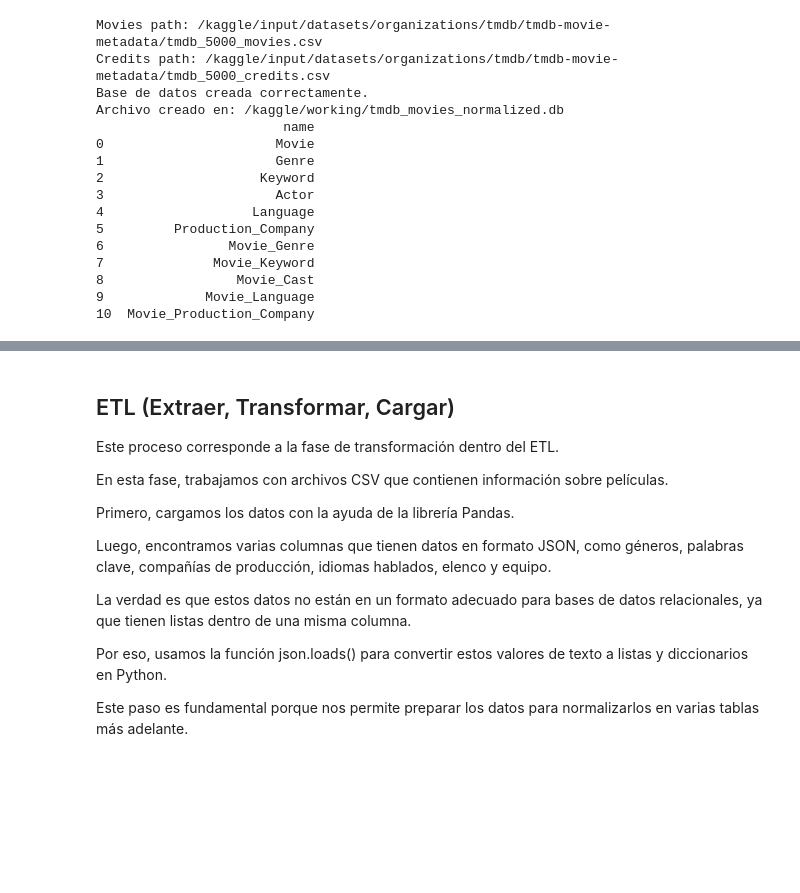
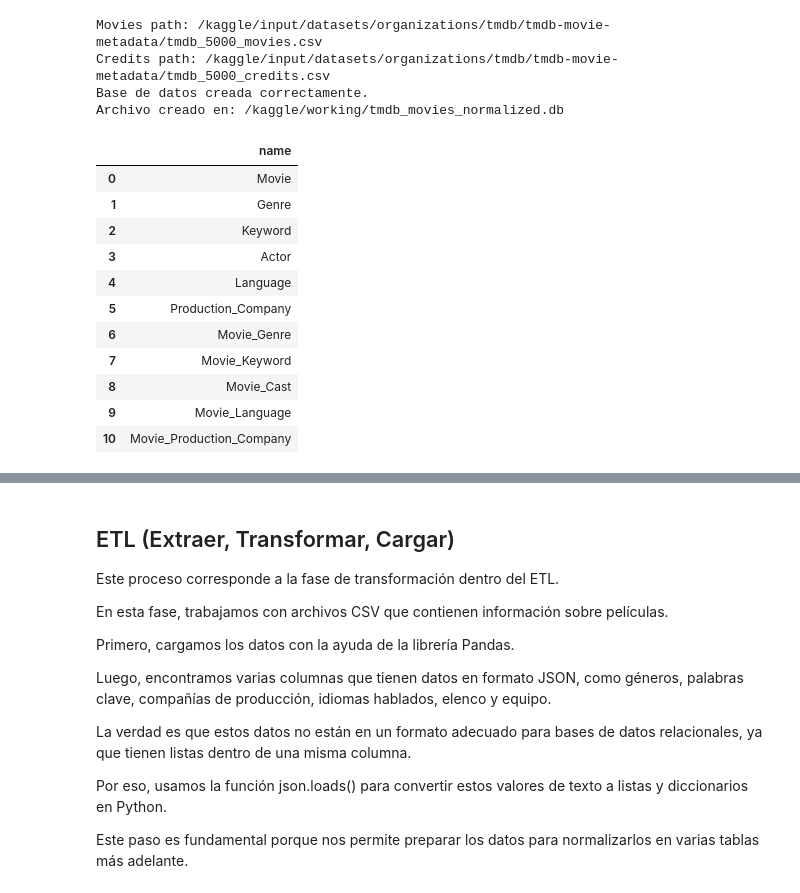
Before and after one commit to C4rL05s/rumboard, a Jupyter notebook: asignaci-n-3-diagrama-e-r-a-sql.ipynb, the cells around one changed output, grey strips where cells are left out. Drawn from its saved outputs; the diff is of its cells as text; code cells hidden in the pictures; blank space fills up the shorter version.

```diff
--- a/asignaci-n-3-diagrama-e-r-a-sql.ipynb
+++ b/asignaci-n-3-diagrama-e-r-a-sql.ipynb
@@ -43,14 +43,8 @@ movie_genre_rows = []
 for _, row in movies.iterrows():
     movie_id = row['id']
     for genre in row['genres']:
-        genre_rows.append({
-            'genre_id': genre['id'],
-            'name': genre['name']
-        })
-        movie_genre_rows.append({
-            'movie_id': movie_id,
-            'genre_id': genre['id']
-        })
+        genre_rows.append({'genre_id': genre['id'], 'name': genre['name']})
+        movie_genre_rows.append({'movie_id': movie_id, 'genre_id': genre['id']})
 
 genre_df = pd.DataFrame(genre_rows).drop_duplicates()
 movie_genre_df = pd.DataFrame(movie_genre_rows).drop_duplicates()
@@ -61,14 +55,8 @@ movie_keyword_rows = []
 for _, row in movies.iterrows():
     movie_id = row['id']
     for keyword in row['keywords']:
-        keyword_rows.append({
-            'keyword_id': keyword['id'],
-            'name': keyword['name']
-        })
-        movie_keyword_rows.append({
-            'movie_id': movie_id,
-            'keyword_id': keyword['id']
-        })
+        keyword_rows.append({'keyword_id': keyword['id'], 'name': keyword['name']})
+        movie_keyword_rows.append({'movie_id': movie_id, 'keyword_id': keyword['id']})
 
 keyword_df = pd.DataFrame(keyword_rows).drop_duplicates()
 movie_keyword_df = pd.DataFrame(movie_keyword_rows).drop_duplicates()
@@ -79,14 +67,8 @@ movie_company_rows = []
 for _, row in movies.iterrows():
     movie_id = row['id']
     for company in row['production_companies']:
-        company_rows.append({
-            'company_id': company['id'],
-            'name': company['name']
-        })
-        movie_company_rows.append({
-            'movie_id': movie_id,
-            'company_id': company['id']
-        })
+        company_rows.append({'company_id': company['id'], 'name': company['name']})
+        movie_company_rows.append({'movie_id': movie_id, 'company_id': company['id']})
 
 company_df = pd.DataFrame(company_rows).drop_duplicates()
 movie_company_df = pd.DataFrame(movie_company_rows).drop_duplicates()
@@ -115,14 +97,8 @@ movie_cast_rows = []
 for _, row in credits.iterrows():
     movie_id = row['movie_id']
     for actor in row['cast']:
-        actor_rows.append({
-            'actor_id': actor['id'],
-            'name': actor['name']
-        })
-        movie_cast_rows.append({
-            'movie_id': movie_id,
-            'actor_id': actor['id']
-        })
+        actor_rows.append({'actor_id': actor['id'], 'name': actor['name']})
+        movie_cast_rows.append({'movie_id': movie_id, 'actor_id': actor['id']})
 
 actor_df = pd.DataFrame(actor_rows).drop_duplicates()
 movie_cast_df = pd.DataFrame(movie_cast_rows).drop_duplicates()
@@ -218,45 +194,46 @@ CREATE TABLE Movie_Production_Company (
     FOREIGN KEY (company_id) REFERENCES Production_Company(company_id)
 );
 """)
 
 movie_df.to_sql('Movie', conn, if_exists='append', index=False)
 genre_df.to_sql('Genre', conn, if_exists='append', index=False)
 keyword_df.to_sql('Keyword', conn, if_exists='append', index=False)
 actor_df.to_sql('Actor', conn, if_exists='append', index=False)
 language_df.to_sql('Language', conn, if_exists='append', index=False)
 company_df.to_sql('Production_Company', conn, if_exists='append', index=False)
 
 movie_genre_df.to_sql('Movie_Genre', conn, if_exists='append', index=False)
 movie_keyword_df.to_sql('Movie_Keyword', conn, if_exists='append', index=False)
 movie_cast_df.to_sql('Movie_Cast', conn, if_exists='append', index=False)
 movie_language_df.to_sql('Movie_Language', conn, if_exists='append', index=False)
 movie_company_df.to_sql('Movie_Production_Company', conn, if_exists='append', index=False)
 
 conn.commit()
 
+print("Base de datos creada correctamente.")
+print("Archivo creado en: /kaggle/working/tmdb_movies_normalized.db")
+
 tables = pd.read_sql("""
 SELECT name
 FROM sqlite_master
 WHERE type='table';
 """, conn)
 
-print("Base de datos creada correctamente.")
-print("Archivo creado en: /kaggle/working/tmdb_movies_normalized.db")
-print(tables)
+tables
 # %% [output]
 Movies path: /kaggle/input/datasets/organizations/tmdb/tmdb-movie-metadata/tmdb_5000_movies.csv
 Credits path: /kaggle/input/datasets/organizations/tmdb/tmdb-movie-metadata/tmdb_5000_credits.csv
 Base de datos creada correctamente.
 Archivo creado en: /kaggle/working/tmdb_movies_normalized.db
-                        name
-0                      Movie
-1                      Genre
-2                    Keyword
-3                      Actor
-4                   Language
-5         Production_Company
-6                Movie_Genre
-7              Movie_Keyword
-8                 Movie_Cast
-9             Movie_Language
-10  Movie_Production_Company
+|  | name |
+| 0 | Movie |
+| 1 | Genre |
+| 2 | Keyword |
+| 3 | Actor |
+| 4 | Language |
+| 5 | Production_Company |
+| 6 | Movie_Genre |
+| 7 | Movie_Keyword |
+| 8 | Movie_Cast |
+| 9 | Movie_Language |
+| 10 | Movie_Production_Company |
```
Also changed, not shown: parts of 4 cells of this notebook.
